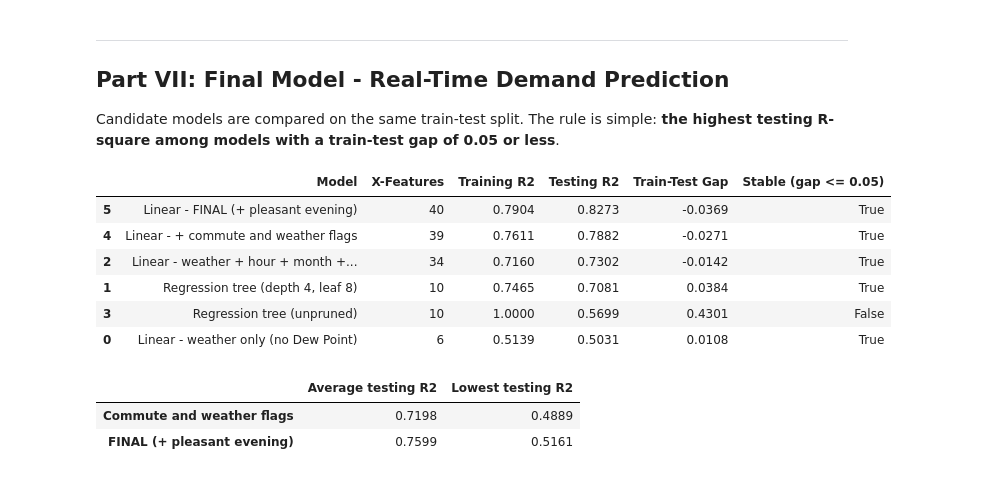
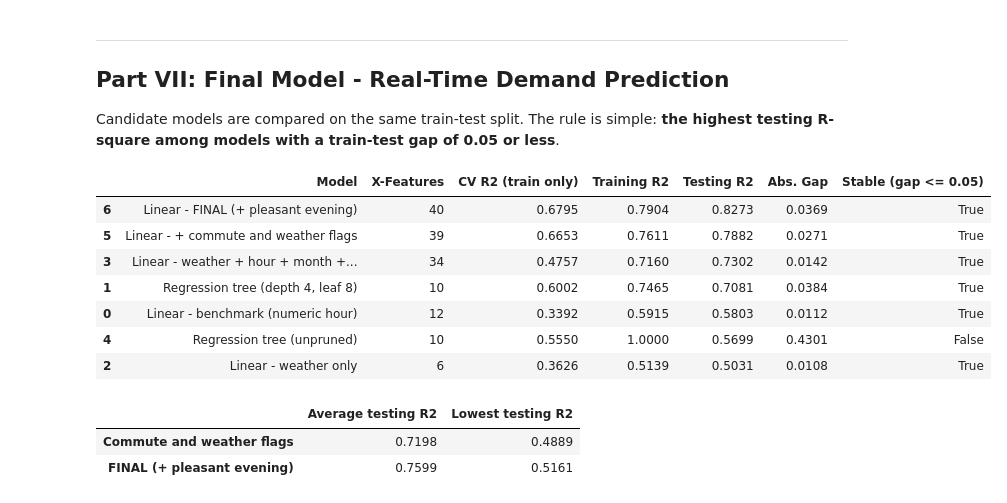
Before and after one commit to seyhasenganz/my-sql-assignment, a Jupyter notebook: Final-Bike-Rentals/Bike_Rentals_Final_Assignment.ipynb, the cells around one changed output. Drawn from its saved outputs; the diff is of its cells as text; code cells hidden in the pictures.

```diff
--- a/Final-Bike-Rentals/Bike_Rentals_Final_Assignment.ipynb
+++ b/Final-Bike-Rentals/Bike_Rentals_Final_Assignment.ipynb
@@ -554,44 +655,52 @@ x_flags    = pd.concat([bikes[weather], hour_dummies, month_dummies,
 x_final    = pd.concat([x_flags, bikes[ ['pleasant_evening'] ]], axis = 1)
 
 
-# candidate models (the two weather-only models and the tree come from Tasks 2 and 3)
-candidates = [summary_w2, summary_tree]
+# candidate: simple benchmark with hour as one number (0-23) instead of categories
+x_numeric_hour = pd.concat([bikes[weather + ['Hour', 'holiday', 'offday']], month_dummies], axis = 1)
+summary, _ = run_model(LinearRegression(), x_numeric_hour, y_rentals, 'Linear - benchmark (numeric hour)')
+candidates = [summary, summary_tree]
+
+
+# candidate: weather only (the Task 2 model)
+summary, _ = run_model(LinearRegression(), bikes[weather], y_rentals, 'Linear - weather only')
+candidates.append(summary)
 
 # candidate: weather plus calendar information
 summary, _ = run_model(LinearRegression(), x_calendar, y_rentals, 'Linear - weather + hour + month + day type')
 candidates.append(summary)
 
 
 # candidate: a fully grown tree, to show what overfitting looks like
 summary, _ = run_model(DecisionTreeRegressor(random_state = 702), bikes[tree_features], y_rentals,
                        'Regression tree (unpruned)')
 candidates.append(summary)
 
 
 # candidate: calendar plus commute and weather flags
 summary, _ = run_model(LinearRegression(), x_flags, y_rentals,
                        'Linear - + commute and weather flags')
 candidates.append(summary)
 
 
 # candidate: adding the pleasant-evening flag (final model)
 summary_final, final_model = run_model(LinearRegression(), x_final, y_rentals,
                                        'Linear - FINAL (+ pleasant evening)')
 candidates.append(summary_final)
 
 
 # comparison table, best testing score first
 comparison = pd.DataFrame(candidates)
-comparison['Stable (gap <= 0.05)'] = comparison['Train-Test Gap'].abs() <= 0.05
+comparison['Stable (gap <= 0.05)'] = comparison['Abs. Gap'] <= 0.05
 comparison.sort_values('Testing R2', ascending = False)
 # %% [output]
-|  | Model | X-Features | Training R2 | Testing R2 | Train-Test Gap | Stable (gap <= 0.05) |
-| 5 | Linear - FINAL (+ pleasant evening) | 40 | 0.7904 | 0.8273 | -0.0369 | True |
-| 4 | Linear - + commute and weather flags | 39 | 0.7611 | 0.7882 | -0.0271 | True |
-| 2 | Linear - weather + hour + month +... | 34 | 0.7160 | 0.7302 | -0.0142 | True |
-| 1 | Regression tree (depth 4, leaf 8) | 10 | 0.7465 | 0.7081 | 0.0384 | True |
-| 3 | Regression tree (unpruned) | 10 | 1.0000 | 0.5699 | 0.4301 | False |
-| 0 | Linear - weather only (no Dew Point) | 6 | 0.5139 | 0.5031 | 0.0108 | True |
+|  | Model | X-Features | CV R2 (train only) | Training R2 | Testing R2 | Abs. Gap | Stable (gap <= 0.05) |
+| 6 | Linear - FINAL (+ pleasant evening) | 40 | 0.6795 | 0.7904 | 0.8273 | 0.0369 | True |
+| 5 | Linear - + commute and weather flags | 39 | 0.6653 | 0.7611 | 0.7882 | 0.0271 | True |
+| 3 | Linear - weather + hour + month +... | 34 | 0.4757 | 0.7160 | 0.7302 | 0.0142 | True |
+| 1 | Regression tree (depth 4, leaf 8) | 10 | 0.6002 | 0.7465 | 0.7081 | 0.0384 | True |
+| 0 | Linear - benchmark (numeric hour) | 12 | 0.3392 | 0.5915 | 0.5803 | 0.0112 | True |
+| 4 | Regression tree (unpruned) | 10 | 0.5550 | 1.0000 | 0.5699 | 0.4301 | False |
+| 2 | Linear - weather only | 6 | 0.3626 | 0.5139 | 0.5031 | 0.0108 | True |
 # %%
 # robustness check: re-scoring the two best linear models on 30 other random splits
 robustness = {}
```
Also changed, not shown: parts of 25 cells of this notebook, 1 other file.
